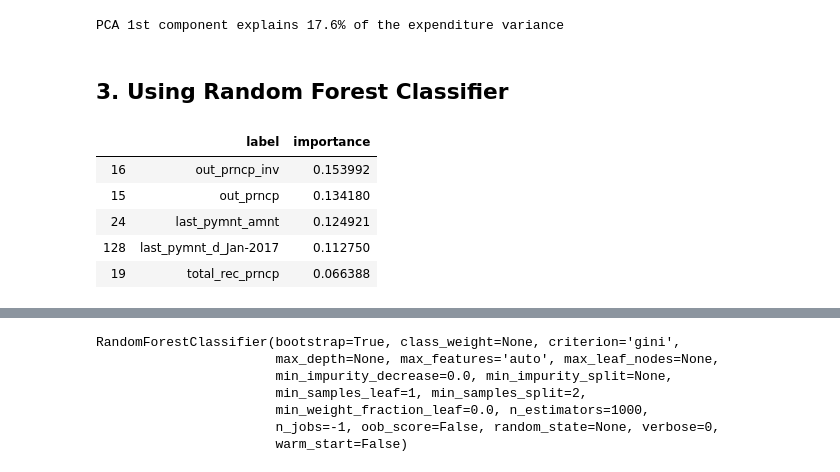
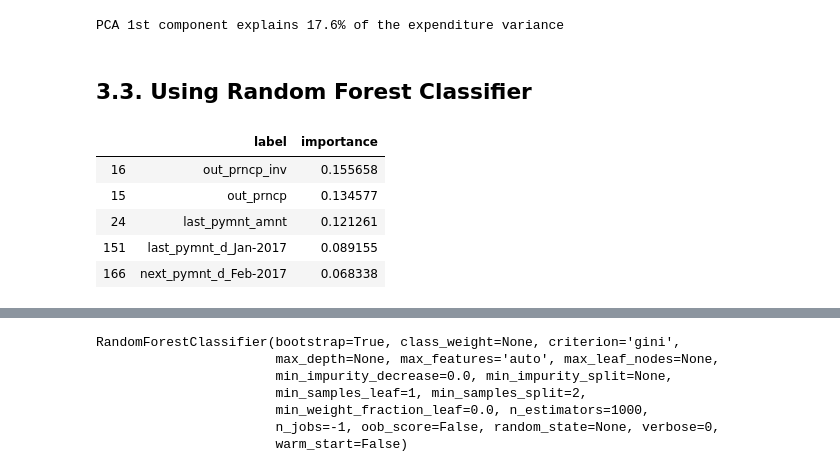
Before and after one commit to WAzaizeh/Main_Course, a Jupyter notebook: Random_Forest_Models/random_forest_guided_example.ipynb, the cells around one changed output, grey strips where cells are left out. Cells and saved outputs as stored; diff of their text form; code cells hidden in the pictures.

Commit message:
Completed random forest guided example. Only missing conclusion

```diff
--- a/Random_Forest_Models/random_forest_guided_example.ipynb
+++ b/Random_Forest_Models/random_forest_guided_example.ipynb
@@ -227,35 +229,36 @@ print('PCA 1st component explains {:.3}% of the expenditure variance'.format(pca
 [figure]
 PCA 1st component explains 17.6% of the expenditure variance
 # %% [markdown]
-## 3. Using Random Forest Classifier
+## 3.3. Using Random Forest Classifier
 # %%
 from sklearn.model_selection import train_test_split
 from sklearn.ensemble import RandomForestClassifier
 from sklearn.feature_selection import SelectFromModel
 from sklearn.metrics import accuracy_score
 
-X = y2015.iloc[:1000, :].drop(['loan_status', 'loan_status_t'], 1)
-Y = y2015['loan_status_t'][:1000]
+X = y2015.drop(['loan_status', 'loan_status_t'], 1)
+Y = y2015['loan_status_t']
 X = pd.get_dummies(X)
 X = X.dropna(axis=1)
 
 # Split the data into 40% test and 60% training
 X_train, X_test, y_train, y_test = train_test_split(X, Y, test_size=0.4)
 
 # Create a random forest classifier
 clf = RandomForestClassifier(n_estimators=1000, n_jobs=-1)
 
 # Train the classifier
 clf.fit(X_train, y_train)
 
 # Print the name and gini importance of top features
 feat_labels = X.columns
 feature_importance = pd.DataFrame({'label' : feat_labels, 'importance' : clf.feature_importances_})
-feature_importance.sort_values('importance', ascending=False).head()
+feature_importance.sort_values('importance', ascending=False, inplace=True)
+feature_importance.head()
 # %% [output]
 |  | label | importance |
-| 16 | out_prncp_inv | 0.153992 |
-| 15 | out_prncp | 0.134180 |
-| 24 | last_pymnt_amnt | 0.124921 |
-| 128 | last_pymnt_d_Jan-2017 | 0.112750 |
-| 19 | total_rec_prncp | 0.066388 |
+| 16 | out_prncp_inv | 0.155658 |
+| 15 | out_prncp | 0.134577 |
+| 24 | last_pymnt_amnt | 0.121261 |
+| 151 | last_pymnt_d_Jan-2017 | 0.089155 |
+| 166 | next_pymnt_d_Feb-2017 | 0.068338 |
```
Also changed, not shown: parts of 17 cells of this notebook.
